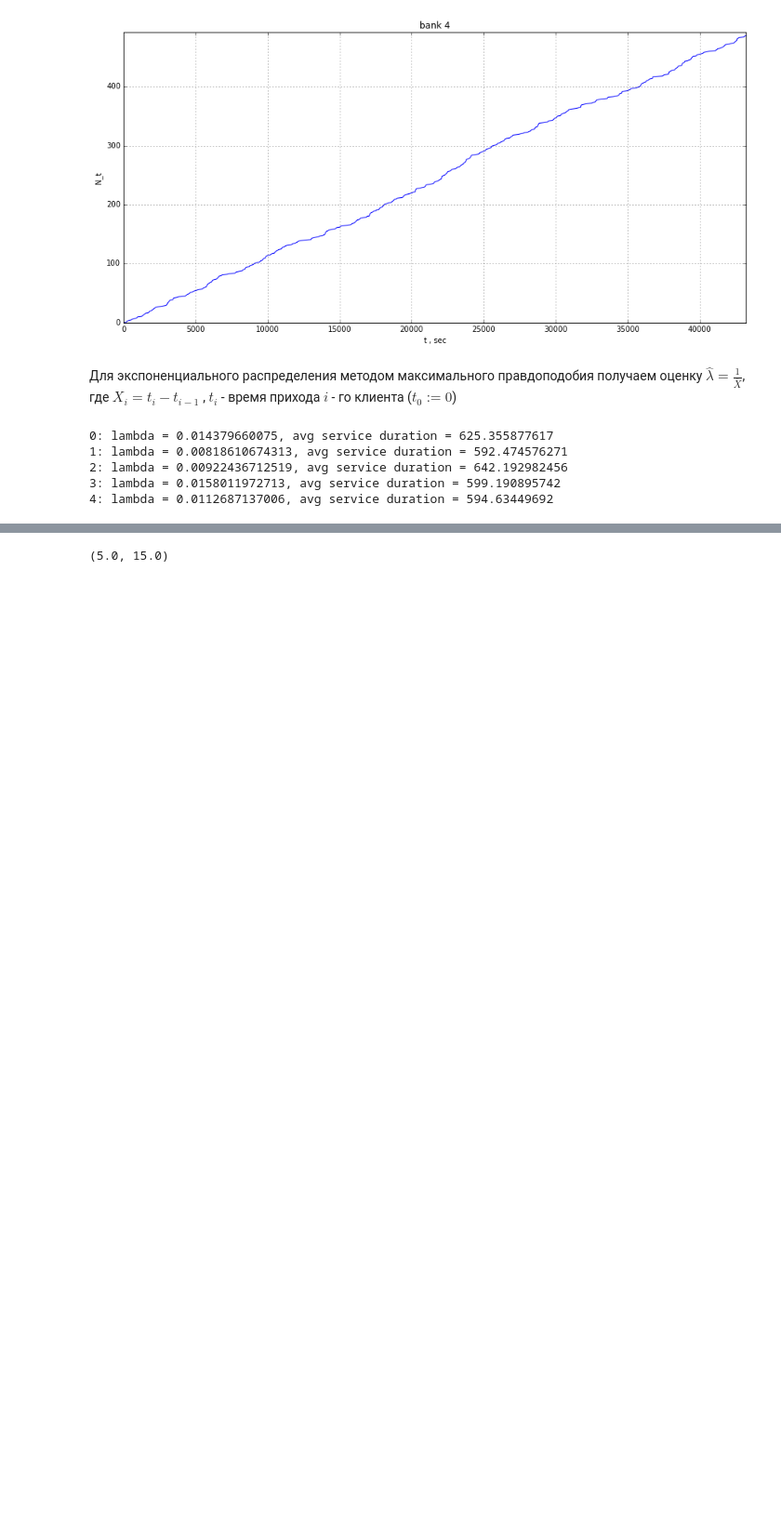
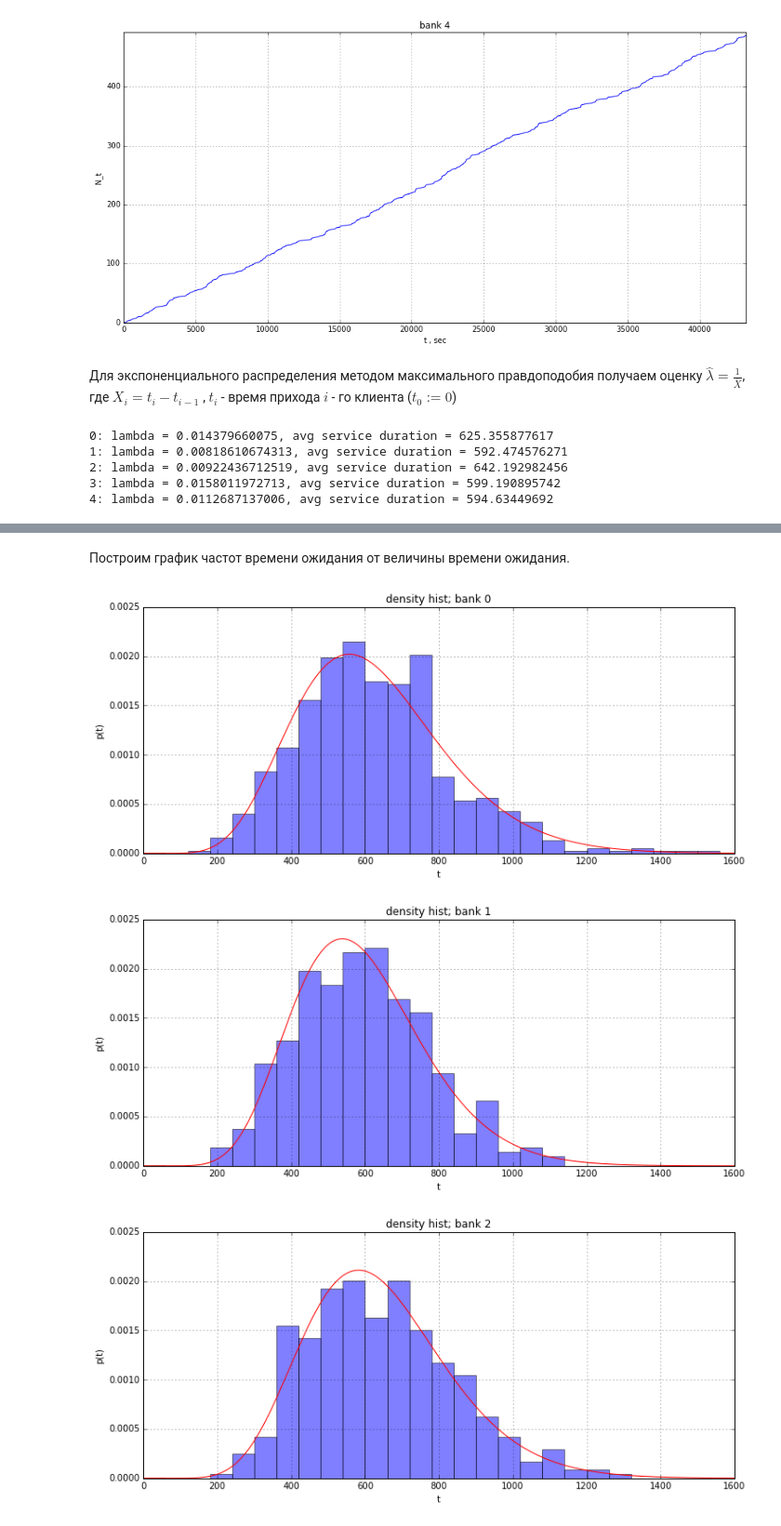
Before and after one commit to ale3otik/MIPT-2016-Stochastic-process, a Jupyter notebook: task2/57.ipynb, the cells around one changed output, grey strips where cells are left out. Shown at 93% size. Saved outputs shown, nothing was run; the diff lists cells and outputs as text; code cells hidden in the pictures; blank space fills up the shorter version.

```diff
--- a/task2/57.ipynb
+++ b/task2/57.ipynb
@@ -118,7 +118,7 @@ lmb = []
 avg_service_duration = []
 for info in data:
     lmb.append(get_estimation_exp(info))
-    avg_service_duration.append(get_avg_service_time(info))
+    avg_service_duration.append(get_avg_service_duration(info))
     print(str(info.id) + ': lambda = ' + str(lmb[-1]) +\
           ', avg service duration = ' + str(avg_service_duration[-1]))
 # %% [output]
@@ -130,15 +138,29 @@ for info in data:
 # %%
+def nbinom_params(X):
+    a = np.mean(X)
+    d = np.var(X)
+    p = a/d
+    r = a**2/(d-a)
+    return r,p
+
 def build_density_hist(info) :
     service_time = info.end_time - info.start_time
     plt.figure(figsize=(12,5))
     plt.grid(True)
-    plt.title('density hist; bank ' + str(info.id) )
+    plt.title('density hist; bank ' + str(info.id))
     plt.xlabel('t')
     plt.ylabel('p(t)')
 
-    plt.hist(service_time, 60, facecolor='b', alpha=0.6)
-#     plt.hist(service_time, bins=np.arange(1,1600), facecolor='b', alpha=0.6)
+    quant,bins,patches = plt.hist(service_time,
+                                  bins=np.arange(0,1600,60),
+                                  normed=True,facecolor='b', alpha=0.5)
+
+    #build nbinom plot
+    r,p = nbinom_params(service_time)
+    rv = sps.nbinom(r,p)
+    OX = np.arange(0,1600)
+    OY = [rv.pmf(x) for x in OX]
+    plt.plot(OX,OY,color='r')
     plt.show()
+
+    return r,p,quant * 60 * len(service_time)
-# %%
-for info in data:
-    build_density_hist(info)
@@ -151,11 +167,15 @@ for info in data:
-# %%
-
-def get_poiss_confidence_interval(lmb , alpha):
-    l = sps.poisson.ppf(alpha,lmb)
-    r = sps.poisson.ppf(1-alpha,lmb)
-    return l,r
-
-get_poiss_confidence_interval(lmb=10,alpha=0.05)
-# sps.poisson.cdf(x=5,mu=10)
-# %% [output]
-(5.0, 15.0)
+# %% [markdown]
+Построим график частот времени ожидания от величины времени ожидания.
+# %%
+quanted_freq = []
+R = [] #nbinom params
+P = []
+for info in data:
+    r, p, q_fr = build_density_hist(info)
+    quanted_freq.append(q_fr)
+    R.append(r)
+    P.append(p)
+# %% [output]
+[figure, added]
+[figure, added]
+[figure, added]
```
Also changed, not shown: parts of 11 cells of this notebook.
